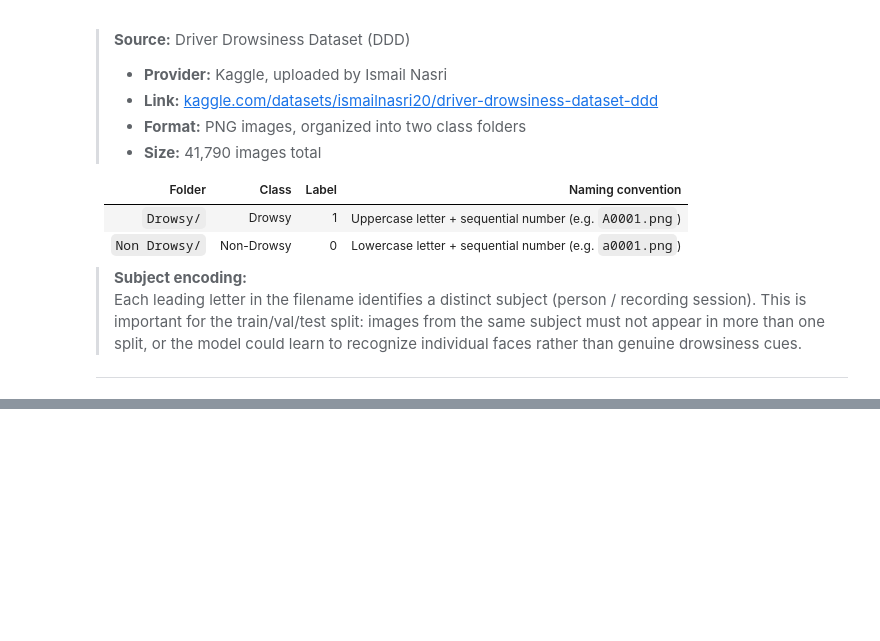
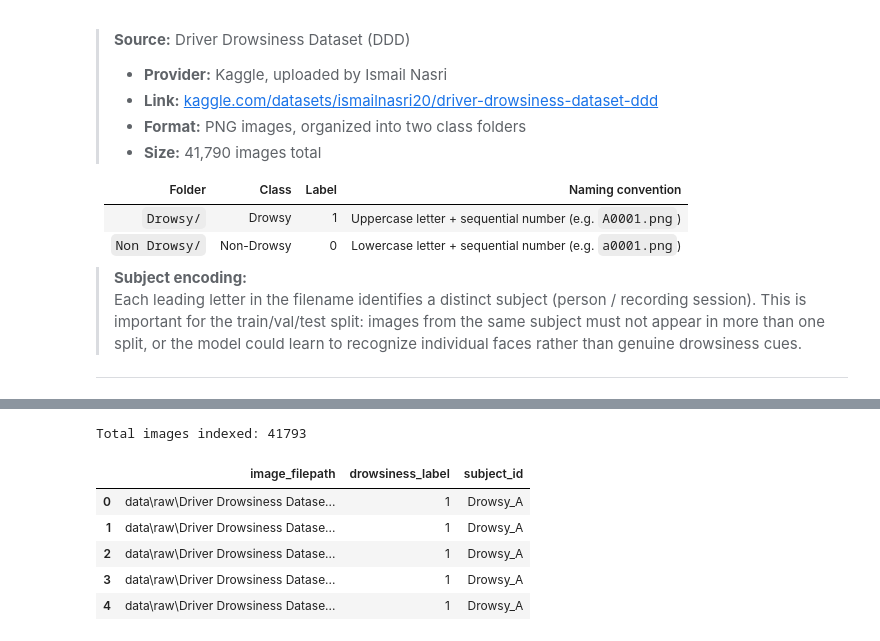
Before and after one commit to lozeva/driver-drowsiness-detection-cnn, a Jupyter notebook: driver_drowsiness_detection.ipynb, the cells around one changed output, grey strips where cells are left out. Saved outputs shown, nothing was run; the diff lists cells and outputs as text; code cells hidden in the pictures; blank space fills up the shorter version.

```diff
--- a/driver_drowsiness_detection.ipynb
+++ b/driver_drowsiness_detection.ipynb
@@ -62,0 +76,16 @@
+# %%
+from data_utils import build_file_index
+
+raw_dataset_directory = "data/raw/Driver Drowsiness Dataset (DDD)"
+drowsiness_dataset_df = build_file_index(raw_dataset_directory)
+
+print(f"Total images indexed: {drowsiness_dataset_df.shape[0]}")
+drowsiness_dataset_df.head()
+# %% [output]
+Total images indexed: 41793
+|  | image_filepath | drowsiness_label | subject_id |
+| 0 | data\raw\Driver Drowsiness Datase... | 1 | Drowsy_A |
+| 1 | data\raw\Driver Drowsiness Datase... | 1 | Drowsy_A |
+| 2 | data\raw\Driver Drowsiness Datase... | 1 | Drowsy_A |
+| 3 | data\raw\Driver Drowsiness Datase... | 1 | Drowsy_A |
+| 4 | data\raw\Driver Drowsiness Datase... | 1 | Drowsy_A |
```
Also changed, not shown: parts of 9 cells of this notebook.
